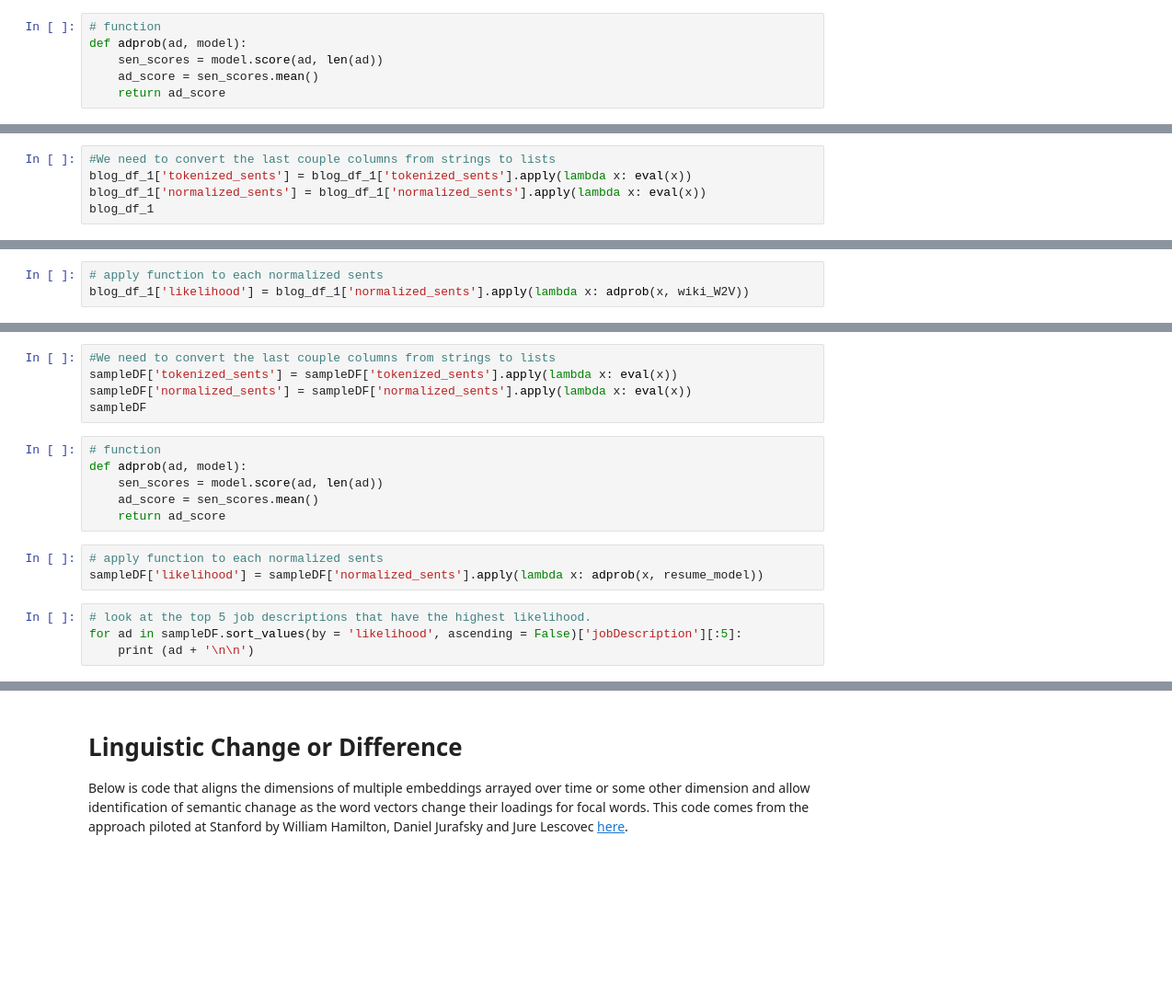
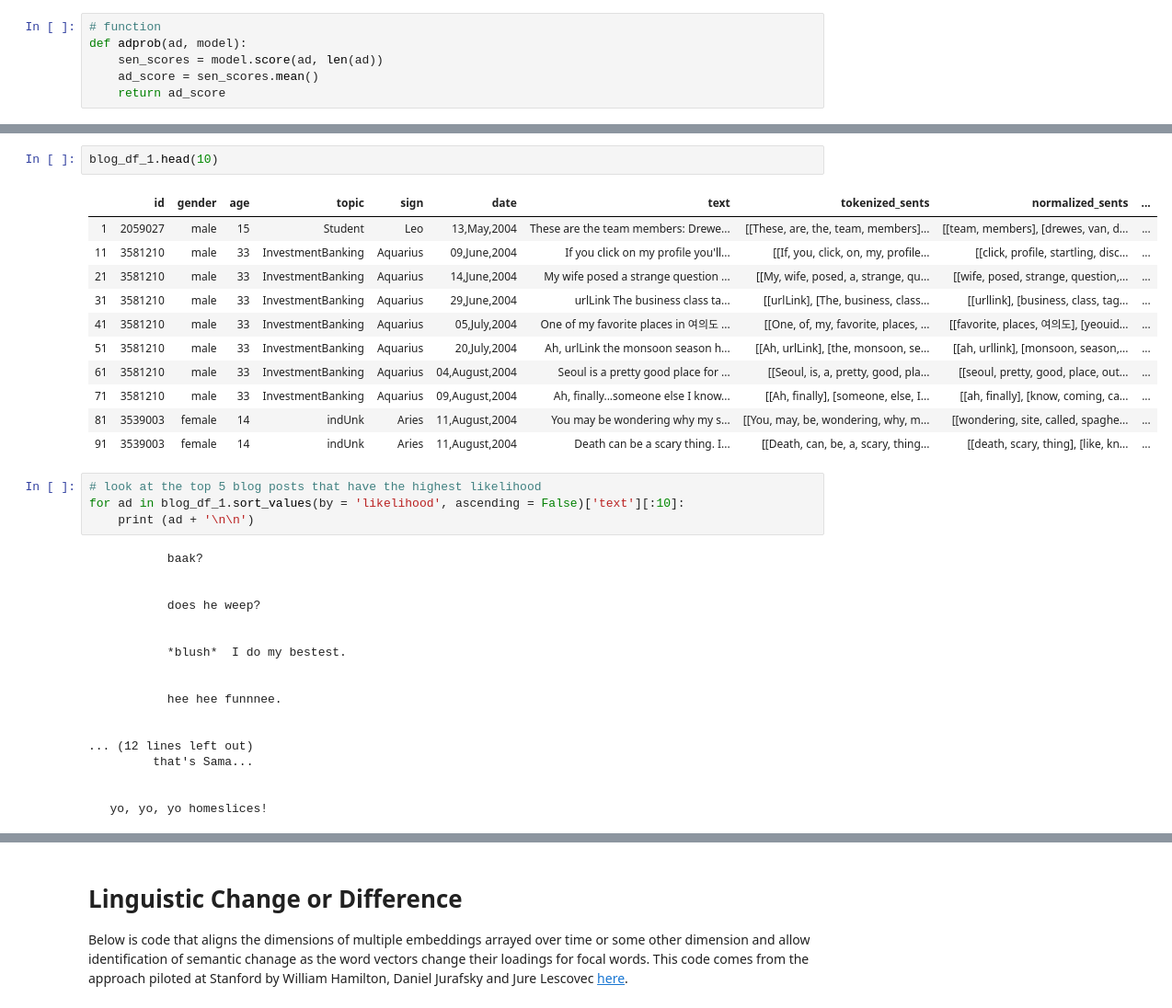
Before and after one commit to VivianQian19/Content-Analysis-2020, a Jupyter notebook: week-7/7-Vector-Space-Word-Embeddings.ipynb, the cells around one changed output, grey strips where cells are left out. Shown at 92% size. Cells and saved outputs as stored; diff of their text form; blank space fills up the shorter version.

```diff
--- a/week-7/7-Vector-Space-Word-Embeddings.ipynb
+++ b/week-7/7-Vector-Space-Word-Embeddings.ipynb
@@ -1744,5 +1750,0 @@ RuntimeError: We have currently only implemented score for the hierarchical soft
-# %%
-#We need to convert the last couple columns from strings to lists
-blog_df_1['tokenized_sents'] = blog_df_1['tokenized_sents'].apply(lambda x: eval(x))
-blog_df_1['normalized_sents'] = blog_df_1['normalized_sents'].apply(lambda x: eval(x))
-blog_df_1
@@ -1757,3 +1750,0 @@ def adprob(ad, model):
-# %%
-# apply function to each normalized sents
-blog_df_1['likelihood'] = blog_df_1['normalized_sents'].apply(lambda x: adprob(x, wiki_W2V))
@@ -1771,21 +1751,39 @@ senReleasesDF[:100:10]
-# %%
-#We need to convert the last couple columns from strings to lists
-sampleDF['tokenized_sents'] = sampleDF['tokenized_sents'].apply(lambda x: eval(x))
-sampleDF['normalized_sents'] = sampleDF['normalized_sents'].apply(lambda x: eval(x))
-sampleDF
-# %%
-# function
-def adprob(ad, model):
-    sen_scores = model.score(ad, len(ad))
-    ad_score = sen_scores.mean()
-    return ad_score
-# %%
-# apply function to each normalized sents
-sampleDF['likelihood'] = sampleDF['normalized_sents'].apply(lambda x: adprob(x, resume_model))
+# %%
+blog_df_1.head(10)
+# %% [output]
+|  | id | gender | age | topic | sign | date | text | tokenized_sents | normalized_sents | ... |
+| 1 | 2059027 | male | 15 | Student | Leo | 13,May,2004 | These are the team members: Drewe... | [[These, are, the, team, members]... | [[team, members], [drewes, van, d... | ... |
+| 11 | 3581210 | male | 33 | InvestmentBanking | Aquarius | 09,June,2004 | If you click on my profile you'll... | [[If, you, click, on, my, profile... | [[click, profile, startling, disc... | ... |
+| 21 | 3581210 | male | 33 | InvestmentBanking | Aquarius | 14,June,2004 | My wife posed a strange question ... | [[My, wife, posed, a, strange, qu... | [[wife, posed, strange, question,... | ... |
+| 31 | 3581210 | male | 33 | InvestmentBanking | Aquarius | 29,June,2004 | urlLink The business class ta... | [[urlLink], [The, business, class... | [[urllink], [business, class, tag... | ... |
+| 41 | 3581210 | male | 33 | InvestmentBanking | Aquarius | 05,July,2004 | One of my favorite places in 여의도 ... | [[One, of, my, favorite, places, ... | [[favorite, places, 여의도], [yeouid... | ... |
+| 51 | 3581210 | male | 33 | InvestmentBanking | Aquarius | 20,July,2004 | Ah, urlLink the monsoon season h... | [[Ah, urlLink], [the, monsoon, se... | [[ah, urllink], [monsoon, season,... | ... |
+| 61 | 3581210 | male | 33 | InvestmentBanking | Aquarius | 04,August,2004 | Seoul is a pretty good place for ... | [[Seoul, is, a, pretty, good, pla... | [[seoul, pretty, good, place, out... | ... |
+| 71 | 3581210 | male | 33 | InvestmentBanking | Aquarius | 09,August,2004 | Ah, finally...someone else I know... | [[Ah, finally], [someone, else, I... | [[ah, finally], [know, coming, ca... | ... |
+| 81 | 3539003 | female | 14 | indUnk | Aries | 11,August,2004 | You may be wondering why my s... | [[You, may, be, wondering, why, m... | [[wondering, site, called, spaghe... | ... |
+| 91 | 3539003 | female | 14 | indUnk | Aries | 11,August,2004 | Death can be a scary thing. I... | [[Death, can, be, a, scary, thing... | [[death, scary, thing], [like, kn... | ... |
 # %%
-# look at the top 5 job descriptions that have the highest likelihood.
-for ad in sampleDF.sort_values(by = 'likelihood', ascending = False)['jobDescription'][:5]:
+# look at the top 5 blog posts that have the highest likelihood
+for ad in blog_df_1.sort_values(by = 'likelihood', ascending = False)['text'][:10]:
     print (ad + '\n\n')
+# %% [output]
+           baak?
+
+
+           does he weep?
+
+
+           *blush*  I do my bestest.
+
+
+           hee hee funnnee.
+
+
+... (12 lines left out)
+         that's Sama...
+
+
+   yo, yo, yo homeslices!
 # %%
 # 5 job descriptions that have the lowest likelihood
 
```
Also changed, not shown: parts of 21 cells of this notebook.
